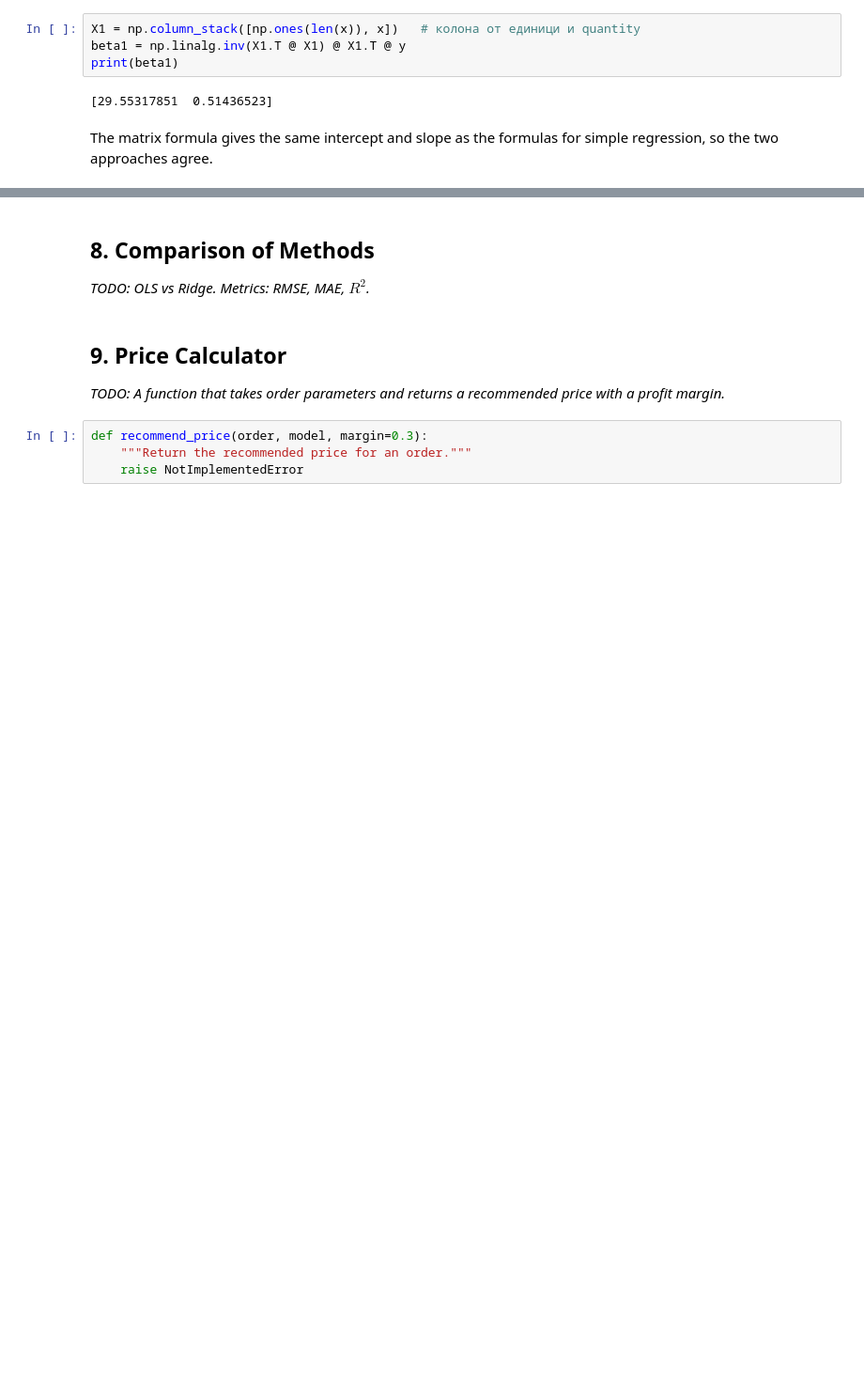
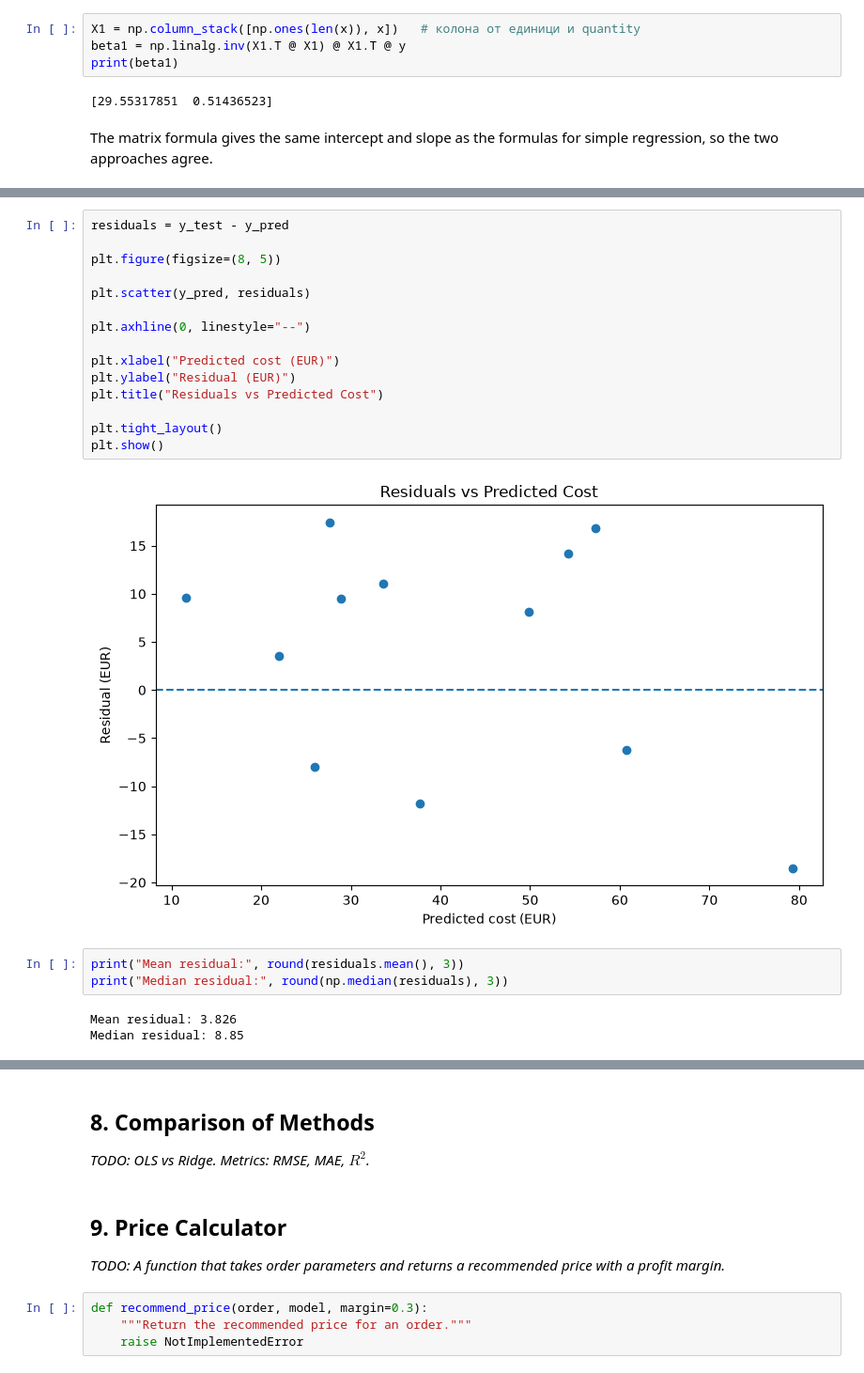
Before and after one commit to qnaatanasova86-tech/sublimation-pricing-model, a Jupyter notebook: pricing_model.ipynb, the cells around one changed output, grey strips where cells are left out. Shown at 94% size. Saved outputs shown, nothing was run; the diff lists cells and outputs as text; blank space fills up the shorter version.

```diff
--- a/pricing_model.ipynb
+++ b/pricing_model.ipynb
@@ -608,0 +731,23 @@ waste_pct          -0.767
+# %%
+residuals = y_test - y_pred
+
+plt.figure(figsize=(8, 5))
+
+plt.scatter(y_pred, residuals)
+
+plt.axhline(0, linestyle="--")
+
+plt.xlabel("Predicted cost (EUR)")
+plt.ylabel("Residual (EUR)")
+plt.title("Residuals vs Predicted Cost")
+
+plt.tight_layout()
+plt.show()
+# %% [output]
+[figure, added]
+# %%
+print("Mean residual:", round(residuals.mean(), 3))
+print("Median residual:", round(np.median(residuals), 3))
+# %% [output]
+Mean residual: 3.826
+Median residual: 8.85
```
Also changed, not shown: parts of 26 cells of this notebook.
